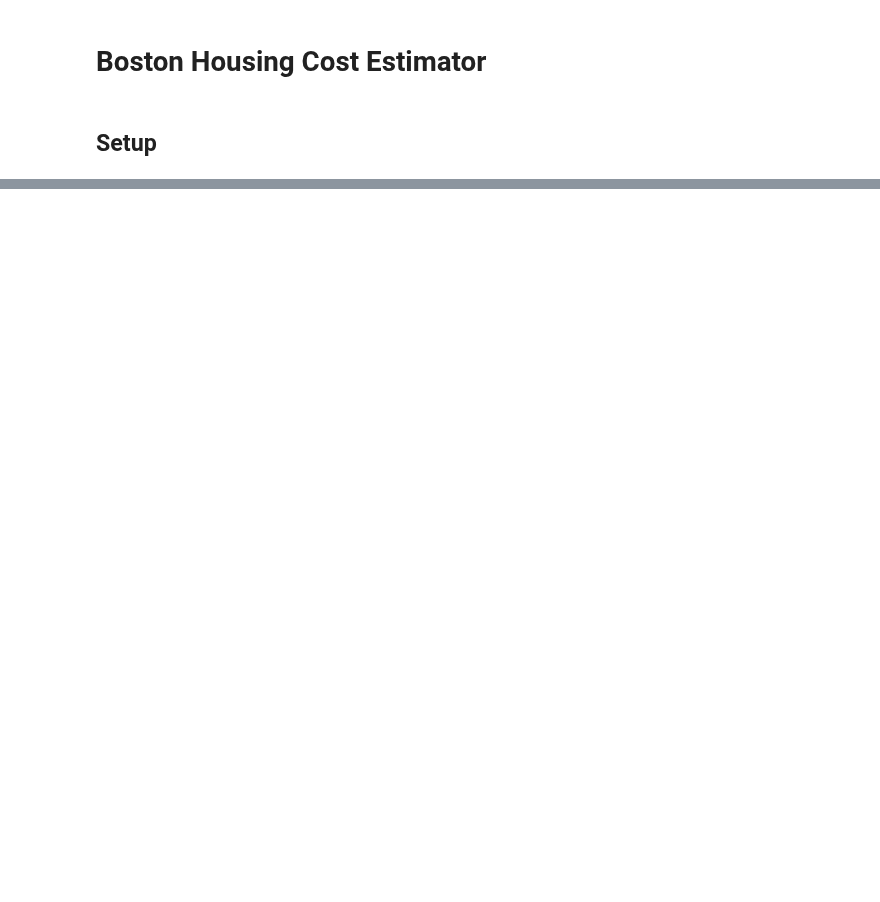
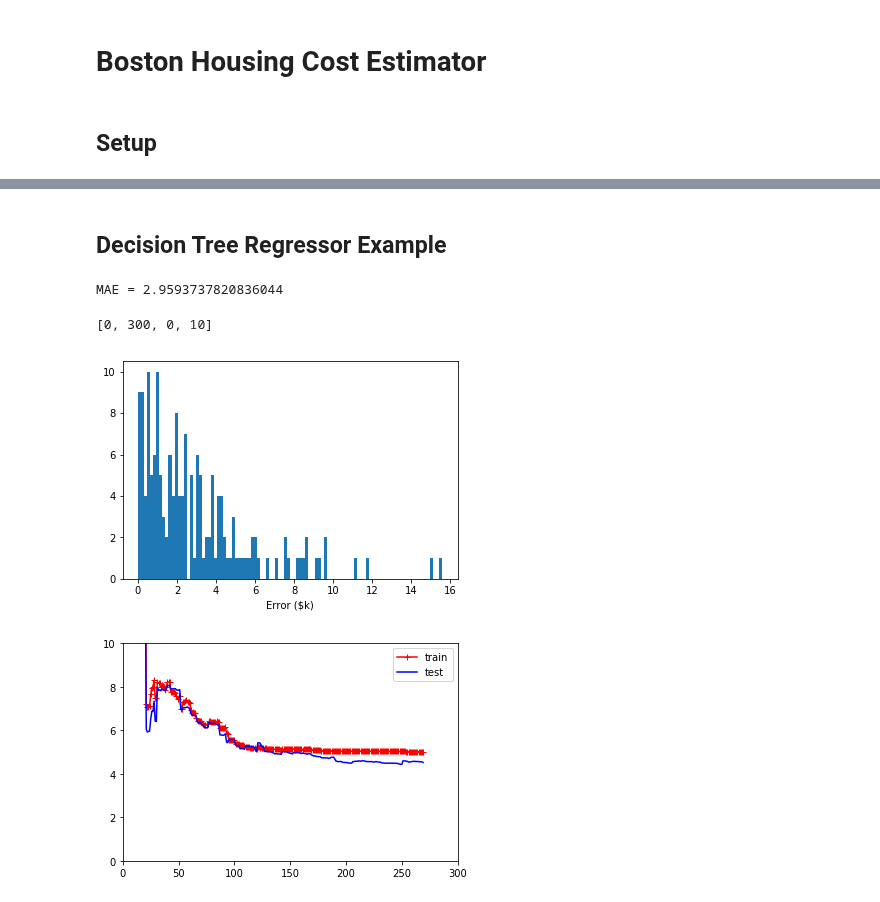
Before and after one commit to richss/cs455-ml-demos, a Jupyter notebook: cs455-chapter6-demos.ipynb, the cells around one changed output, grey strips where cells are left out. Saved outputs shown, nothing was run; the diff lists cells and outputs as text; code cells hidden in the pictures; blank space fills up the shorter version.

```diff
--- a/cs455-chapter6-demos.ipynb
+++ b/cs455-chapter6-demos.ipynb
@@ -222,0 +265,23 @@ def plot_learning_curves(model, X, y):
+# %% [markdown]
+## Decision Tree Regressor Example
+# %%
+from sklearn.tree import DecisionTreeRegressor
+
+reg = DecisionTreeRegressor(max_depth=5)
+reg.fit(train_X,train_y)
+pred_y = reg.predict(test_X)
+
+plt.figure("a")
+plt.hist(abs(test_y - pred_y),bins=100)
+plt.xlabel("Error ($k)")
+
+print("MAE = " + str(mean_absolute_error(test_y, pred_y)))
+
+plt.figure("b")
+plot_learning_curves(lin_reg, train_X, train_y)
+plt.axis([0,300,0,10])
+# %% [output]
+MAE = 2.9593737820836044
+[0, 300, 0, 10]
+[figure, added]
+[figure, added]
```
Also changed, not shown: parts of 17 cells of this notebook, 1 other file.
